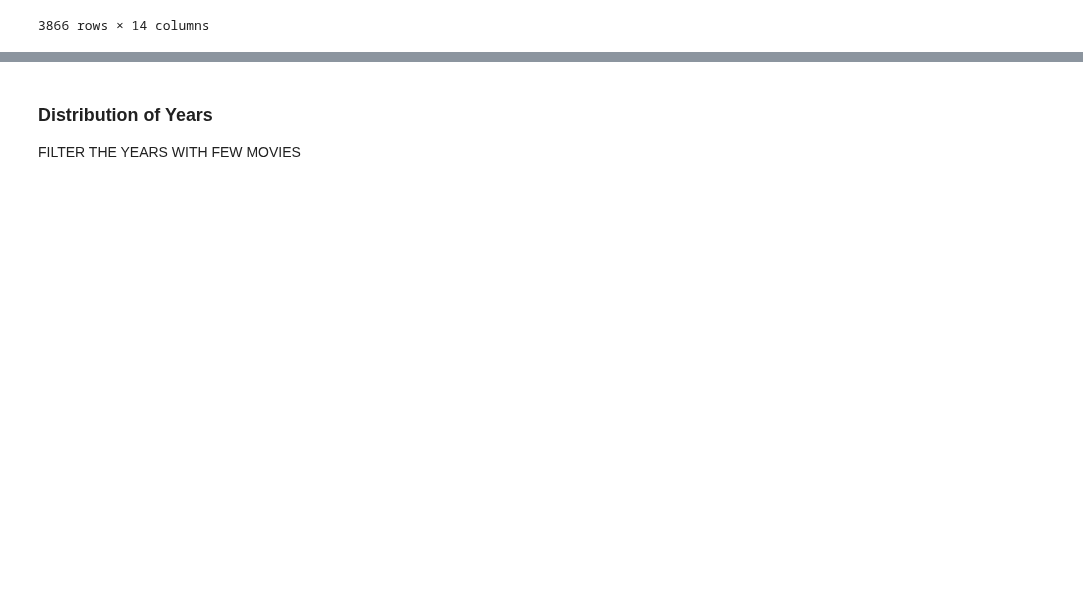
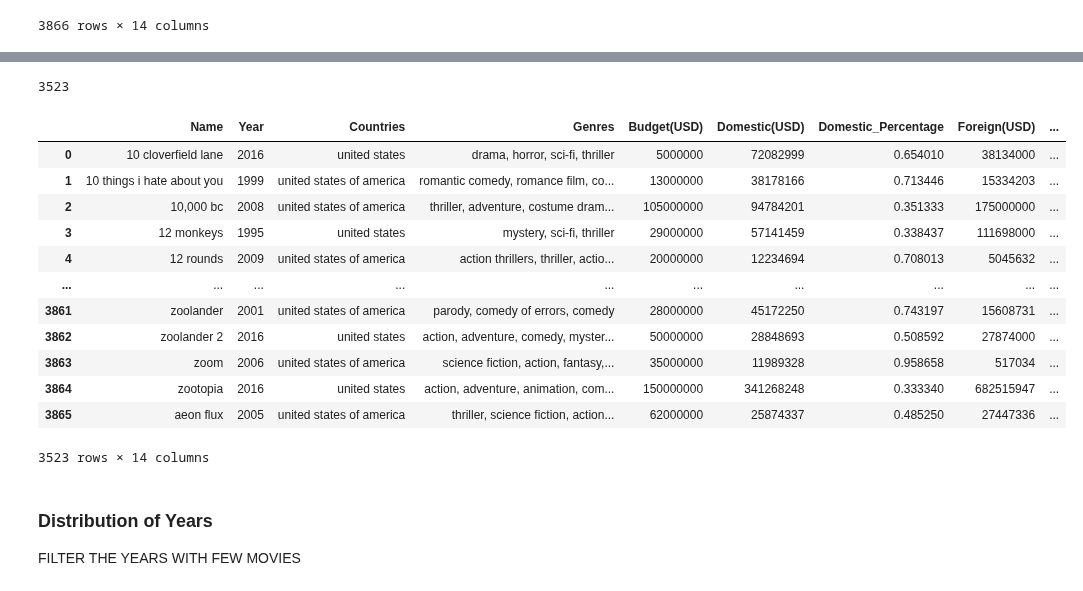
Before and after one commit to epfl-ada/ada-2024-project-thelordsofdata, a Jupyter notebook: preprocessing_final_dataset.ipynb, the cells around one changed output, grey strips where cells are left out. Cells and saved outputs as stored; diff of their text form; code cells hidden in the pictures; blank space fills up the shorter version.

```diff
--- a/preprocessing_final_dataset.ipynb
+++ b/preprocessing_final_dataset.ipynb
@@ -61,3 +72,25 @@ final_df_cleaned
+# %%
+USA_df = df_exploded[df_exploded['Countries'].str.contains(r'\b(united states|united states of america|america)\b', case=False, na=False)]
+len(USA_df)
+# %% [output]
+3523
+# %%
+# Display filtere
+USA_df
+# %% [output]
+|  | Name | Year | Countries | Genres | Budget(USD) | Domestic(USD) | Domestic_Percentage | Foreign(USD) | ... |
+| 0 | 10 cloverfield lane | 2016 | united states | drama, horror, sci-fi, thriller | 5000000 | 72082999 | 0.654010 | 38134000 | ... |
+| 1 | 10 things i hate about you | 1999 | united states of america | romantic comedy, romance film, co... | 13000000 | 38178166 | 0.713446 | 15334203 | ... |
+| 2 | 10,000 bc | 2008 | united states of america | thriller, adventure, costume dram... | 105000000 | 94784201 | 0.351333 | 175000000 | ... |
+| 3 | 12 monkeys | 1995 | united states | mystery, sci-fi, thriller | 29000000 | 57141459 | 0.338437 | 111698000 | ... |
+| 4 | 12 rounds | 2009 | united states of america | action thrillers, thriller, actio... | 20000000 | 12234694 | 0.708013 | 5045632 | ... |
+| ... | ... | ... | ... | ... | ... | ... | ... | ... | ... |
+| 3861 | zoolander | 2001 | united states of america | parody, comedy of errors, comedy | 28000000 | 45172250 | 0.743197 | 15608731 | ... |
+| 3862 | zoolander 2 | 2016 | united states | action, adventure, comedy, myster... | 50000000 | 28848693 | 0.508592 | 27874000 | ... |
+| 3863 | zoom | 2006 | united states of america | science fiction, action, fantasy,... | 35000000 | 11989328 | 0.958658 | 517034 | ... |
+| 3864 | zootopia | 2016 | united states | action, adventure, animation, com... | 150000000 | 341268248 | 0.333340 | 682515947 | ... |
+| 3865 | aeon flux | 2005 | united states of america | thriller, science fiction, action... | 62000000 | 25874337 | 0.485250 | 27447336 | ... |
+3523 rows × 14 columns
 # %% [markdown]
 ### Distribution of Years
 FILTER THE YEARS WITH FEW MOVIES
```
Also changed, not shown: parts of 14 cells of this notebook, 1 other file.
